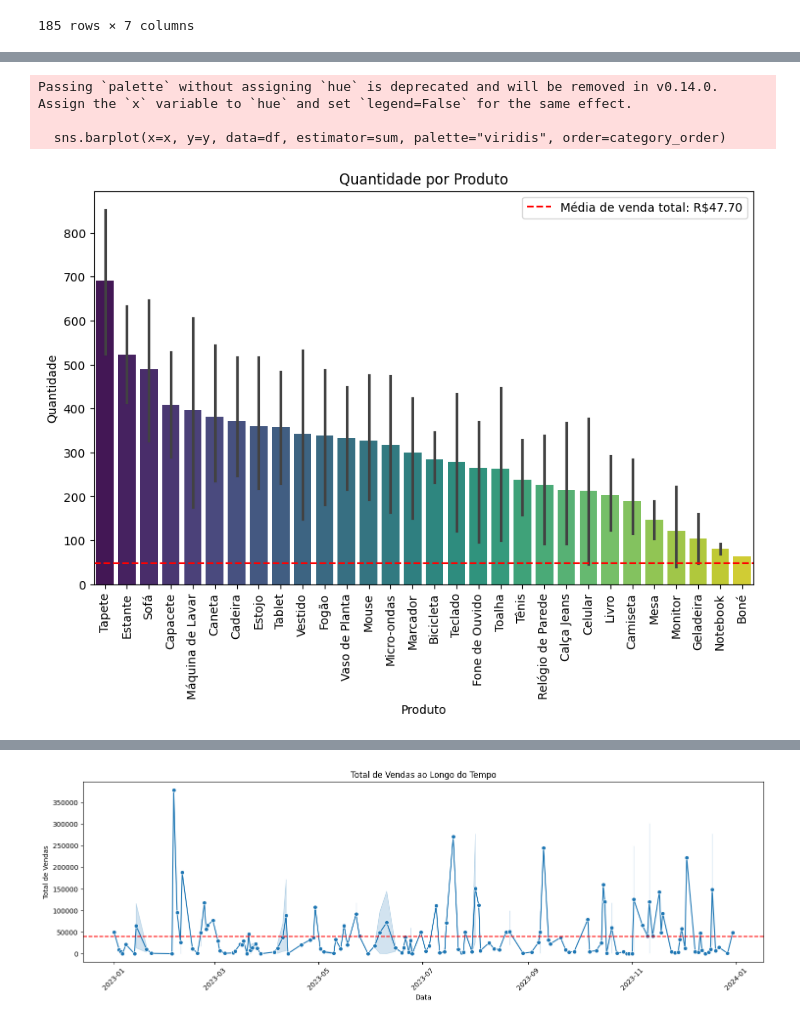
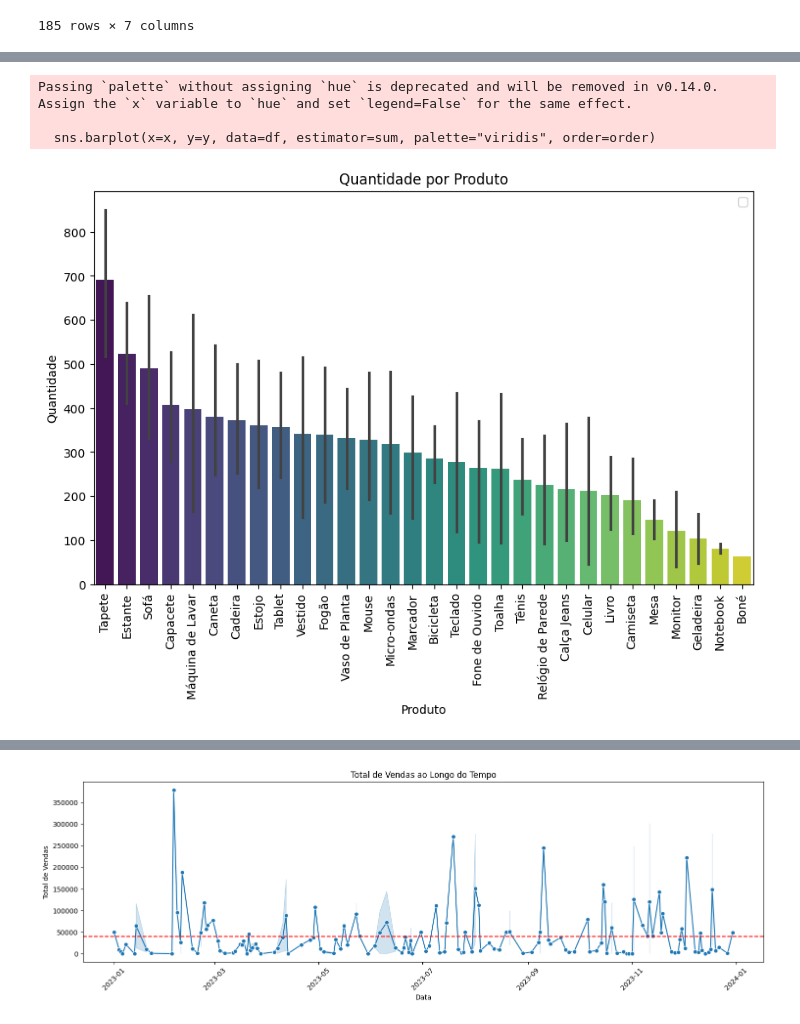
Before and after one commit to lgomesgl/Teste_Analytics_LucasGomes, a Jupyter notebook: src/notebooks/exploratory_analysis.ipynb, the cells around one changed output, grey strips where cells are left out. Cells and saved outputs as stored; diff of their text form; code cells hidden in the pictures.

```diff
--- a/src/notebooks/exploratory_analysis.ipynb
+++ b/src/notebooks/exploratory_analysis.ipynb
@@ -52,27 +60,34 @@ df
 # %%
 # By product
 def dist_barplot(df: pd.DataFrame, x: str, y: str) -> None:
-    category_order = df.groupby(x)[y].sum().sort_values(ascending=False).index
-    mean_total_sales = df[y].mean()
+    if y == 'Preço':
+        order = df.groupby(x)[y].mean().sort_values(ascending=False).index
+        mean_price = df['Preço'].mean()
 
-    plt.figure(figsize=(10, 6))
-    sns.barplot(x=x, y=y, data=df, estimator=sum, palette="viridis", order=category_order)
-    plt.axhline(mean_total_sales, color="red", linestyle="--", label=f"Média de venda total: R${mean_total_sales:.2f}")
+        plt.figure(figsize=(10, 6))
+        sns.barplot(x=x, y=y, data=df, estimator=np.mean, palette="viridis", order=order)
+        plt.axhline(mean_price, color="red", linestyle="--", label=f"Mean price: R${mean_price:.2f}")
+
+    else:
+        order = df.groupby(x)[y].sum().sort_values(ascending=False).index
+
+        plt.figure(figsize=(10, 6))
+        sns.barplot(x=x, y=y, data=df, estimator=sum, palette="viridis", order=order)
 
     plt.title(f"{y} por {x}")
     plt.ylabel(f"{y}")
     plt.xlabel(f"{x}")
     plt.xticks(rotation=90)
 
     plt.legend()
     plt.show()
 
 dist_barplot(df=df, x='Produto', y='Quantidade')
 # %% [output]
 Passing `palette` without assigning `hue` is deprecated and will be removed in v0.14.0. Assign the `x` variable to `hue` and set `legend=False` for the same effect.
 
-  sns.barplot(x=x, y=y, data=df, estimator=sum, palette="viridis", order=category_order)
+  sns.barplot(x=x, y=y, data=df, estimator=sum, palette="viridis", order=order)
-[figure, old version]
+[figure, new version]
 # %%
 dist_barplot(df=df, x='Produto', y='Total de Vendas')
 # %% [output]
```
Also changed, not shown: parts of 11 cells of this notebook.
